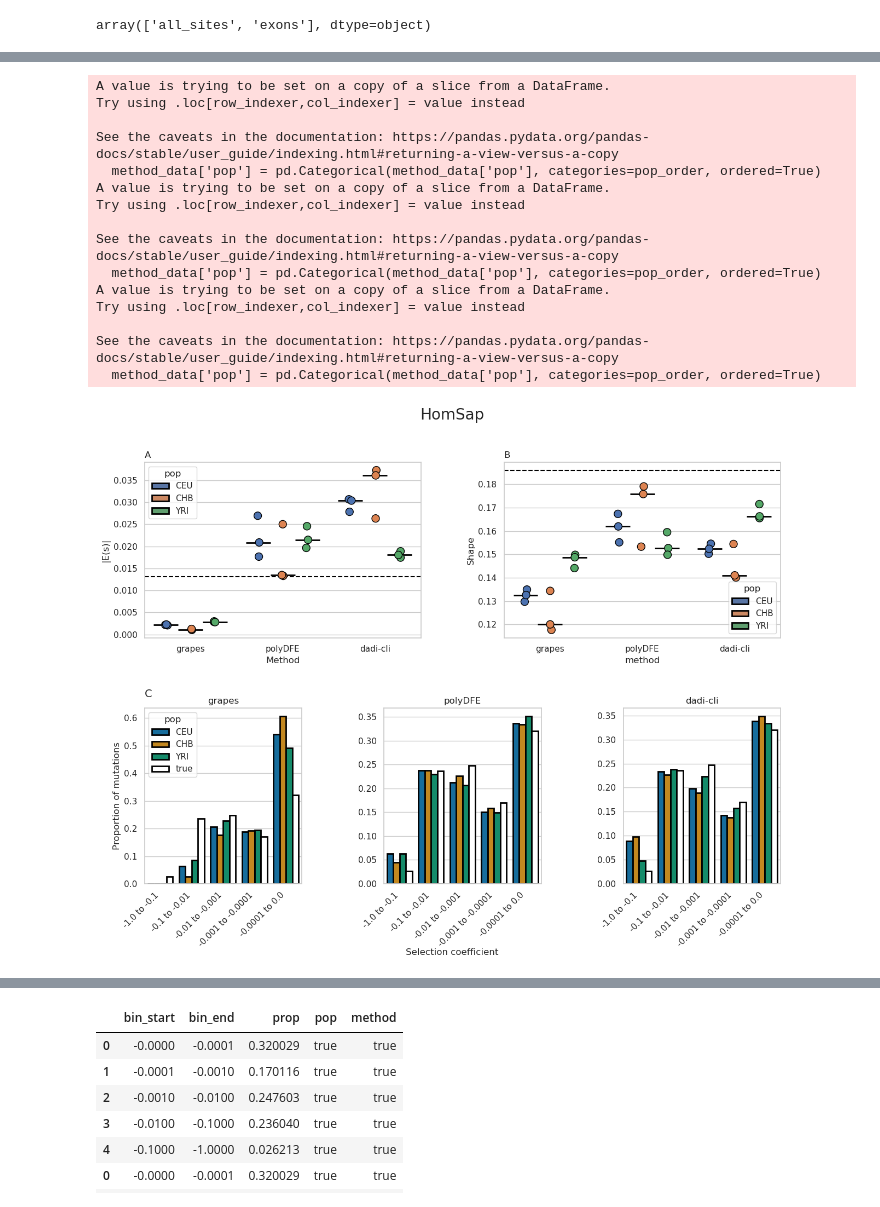
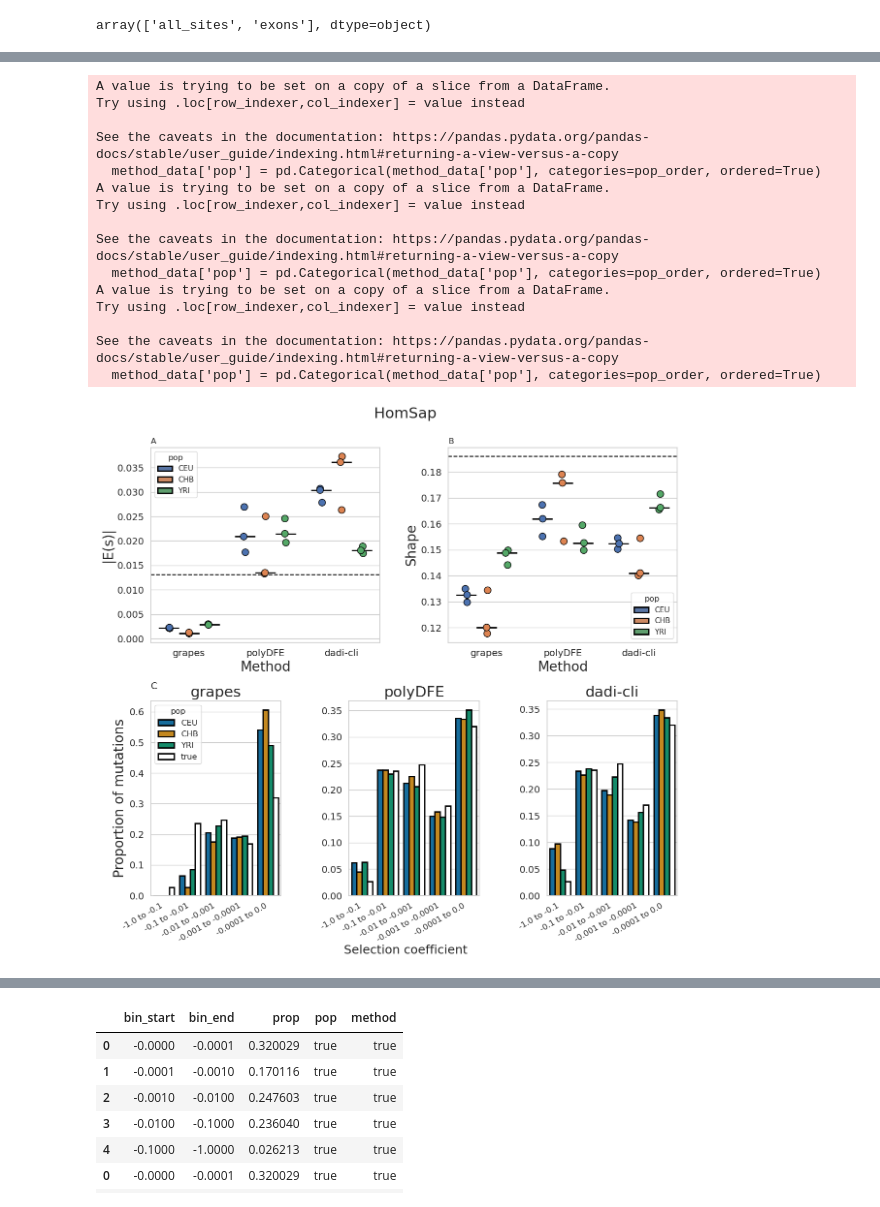
Before and after one commit to popsim-consortium/analysis2, a Jupyter notebook: notebooks/DFE_figures.ipynb, the cells around one changed output, grey strips where cells are left out. Saved outputs shown, nothing was run; the diff lists cells and outputs as text; code cells hidden in the pictures.

Commit message:
updates to make figures pub ready. larger labels etc.

```diff
--- a/notebooks/DFE_figures.ipynb
+++ b/notebooks/DFE_figures.ipynb
@@ -143,7 +144,7 @@ for i, pop in enumerate(populations):
             subset = df.query(f"population == '{pop}' & method == '{method}' & seed == {seed}")
 
             df_ddb_pop = df_ddb.query(f"population == '{pop}' & method == '{ref_line}'")
-            true_handle = ax.step(df_ddb_pop["year"], df_ddb_pop["Ne"], color="black", label="$true\ N_e$", linewidth=2)
+            true_handle = ax.step(df_ddb_pop["year"], df_ddb_pop["Ne"], color="black", label="$true\ N_e$", linewidth=2.5)
 
             # Plot each annotation group
             for dfe in dfes:
@@ -151,7 +152,8 @@ for i, pop in enumerate(populations):
                 ax.step(annot_data['year'], annot_data['Ne'],
                         where='pre',
                         label=dfe,
-                        color=color_dict[dfe])
+                        color=color_dict[dfe],
+                        linewidth=2.5)
 
             #ax.set_xlim(-1e2, df_ddb_pop["year"].max())
             #ax.set_ylim(df_ddb_pop["Ne"].min()*0.5, df_ddb_pop["Ne"].max()*1.5)
@@ -312,7 +314,7 @@ for i, pop in enumerate(populations):
             subset = df.query(f"population == '{pop}' & method == '{method}' & seed == {seed}")
 
             df_ddb_pop = df_ddb.query(f"population == '{pop}' & method == '{ref_line}'")
-            true_handle = ax.step(df_ddb_pop["year"], df_ddb_pop["Ne"], color="black", label="$true\ N_e$", linewidth=2)
+            true_handle = ax.step(df_ddb_pop["year"], df_ddb_pop["Ne"], color="black", label="$true\ N_e$", linewidth=2.5)
 
             # Plot each annotation group
             for dfe in dfes:
@@ -320,7 +322,7 @@ for i, pop in enumerate(populations):
                 ax.step(annot_data['year'], annot_data['Ne'],
                         where='pre',
                         label=dfe,
-                        color=color_dict[dfe])
+                        color=color_dict[dfe], linewidth=2.5)
 
             #ax.set_xlim(-1e2, df_ddb_pop["year"].max())
             #ax.set_ylim(df_ddb_pop["Ne"].min()*0.5, df_ddb_pop["Ne"].max()*1.5)
@@ -568,6 +568,7 @@ import scipy.stats.distributions as ssd
 from scipy import stats
 import stdpopsim
 
+plt.rcParams.update(ft_dict)
 
 hom_sap
 Es, shape = hom_sap.dfe_params
@@ -635,11 +636,11 @@ layout = [
 
 fig, axes = plt.subplot_mosaic(
     layout,
-    figsize=(15, 10),
+    figsize=(14, 12),
+    constrained_layout=False,
     #white space between subplots
-    gridspec_kw={'wspace': 0.3, 'hspace': 0.4}
+    gridspec_kw={'wspace': 0.3, 'hspace': 0.3}
 )
-
 
 sns.set_style("whitegrid")
 sns.set_palette("colorblind")
@@ -650,8 +651,6 @@ palette = sns.color_palette("colorblind", 5)
 # Modify a specific color (e.g., change the third color)
 palette[3] = (1.0, 1.0, 1.0)  # RGB for red
 
-
-import seaborn as sns
 sns.set_theme(style="whitegrid")
 
 #
@@ -687,11 +686,16 @@ sns.stripplot(x="method", y="shape", hue = 'pop', data=hom_sap.all_DFE, dodge=Tr
 axes['B'].axhline(abs(hom_sap.dfe_params[1]), color='black', linestyle='--')
 axes['B'].set_title("B", loc = "left")
 axes['B'].set_ylabel('Shape')
-axes['A'].set_xlabel('Method')
+axes['B'].set_xlabel('Method')
 
 # Get the position of panel C
 pos = axes['C'].get_position()
 axes['C'].remove()  # Remove the original C axes
+
+
+ft_dict2 = ft_dict.copy()
+ft_dict2['legend.fontsize'] = 12
+plt.rcParams.update(ft_dict2)
 
 # Create new axes for each method
 methods = ['grapes', 'polyDFE', 'dadi-cli']
@@ -708,7 +712,7 @@ for i, method in enumerate(methods):
         pos.x0 + i * (width + spacing),  # x position with spacing
         pos.y0,                          # y position
         width,                           # width
-        pos.height                       # height
+        pos.height,                       # height
     ])
 
     # Filter data for this method
@@ -736,7 +740,7 @@ for i, method in enumerate(methods):
     bin_ends = method_data.drop_duplicates('bin_start').sort_values('bin_start')['bin_end']
     labels = [f"{end:,} to {start:,}" for start, end in zip(bin_starts, bin_ends)]
 
-    ax.set_xticklabels(labels, rotation=45, ha='right')
+    ax.set_xticklabels(labels, rotation=30, ha='right', fontsize=12)
     ax.set_title(f'{method}')
     ax.set_ylabel('Proportion of mutations')
 
@@ -748,33 +752,35 @@ for i, method in enumerate(methods):
 
 # Calculate position for the title
 title_x = pos.x0  # Left edge of the C panel
 title_y = pos.y0 + pos.height + 0.02  # Just above the plots, adjust 0.02 as needed
 
 # Add the title
 fig.text(title_x, title_y, 'C', fontsize=14)
 
 #common axis labels
-fig.text(0.5, -0.02, 'Selection coefficient', ha='center')
+fig.text(0.5, 0.01, 'Selection coefficient', ha='center')
 
 # Adjust layout
 plt.tight_layout()
-fig.suptitle(f"{hom_sap.species}")
+fig.suptitle(f"{hom_sap.species}", y=0.95)
 plt.savefig("HomSap_discrete_DFE.pdf")
 plt.show()
+
+plt.rcParams.update(ft_dict)
 # %% [output]
 A value is trying to be set on a copy of a slice from a DataFrame.
 Try using .loc[row_indexer,col_indexer] = value instead
 
 See the caveats in the documentation: https://pandas.pydata.org/pandas-docs/stable/user_guide/indexing.html#returning-a-view-versus-a-copy
   method_data['pop'] = pd.Categorical(method_data['pop'], categories=pop_order, ordered=True)
 A value is trying to be set on a copy of a slice from a DataFrame.
 Try using .loc[row_indexer,col_indexer] = value instead
 
 See the caveats in the documentation: https://pandas.pydata.org/pandas-docs/stable/user_guide/indexing.html#returning-a-view-versus-a-copy
   method_data['pop'] = pd.Categorical(method_data['pop'], categories=pop_order, ordered=True)
 A value is trying to be set on a copy of a slice from a DataFrame.
 Try using .loc[row_indexer,col_indexer] = value instead
 
 See the caveats in the documentation: https://pandas.pydata.org/pandas-docs/stable/user_guide/indexing.html#returning-a-view-versus-a-copy
   method_data['pop'] = pd.Categorical(method_data['pop'], categories=pop_order, ordered=True)
-[figure, old version]
+[figure, new version]
```
Also changed, not shown: parts of 20 cells of this notebook, 11 other files.
